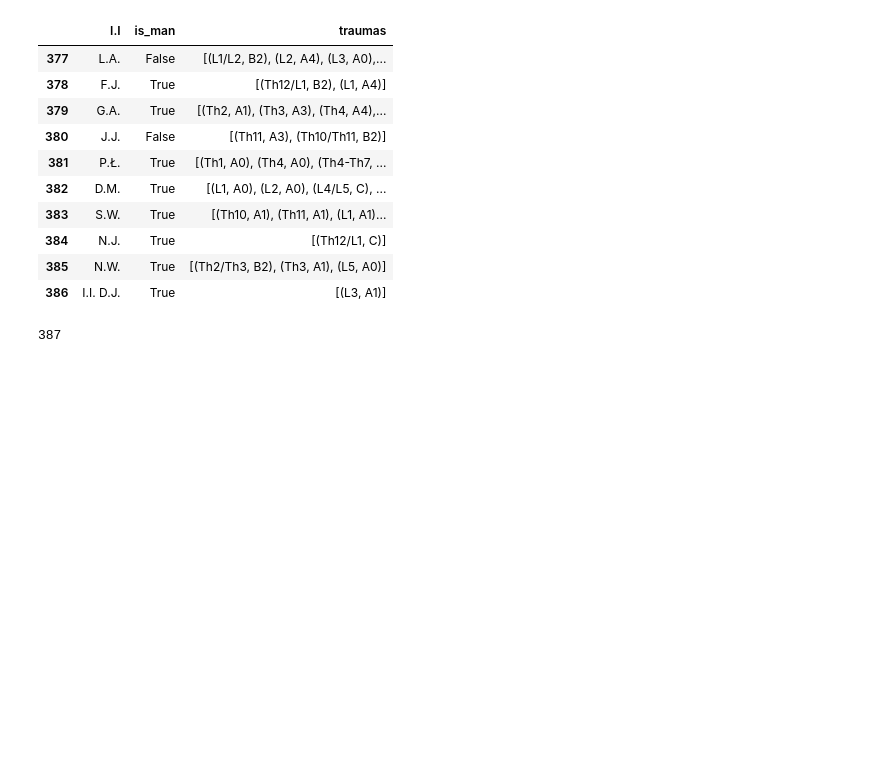
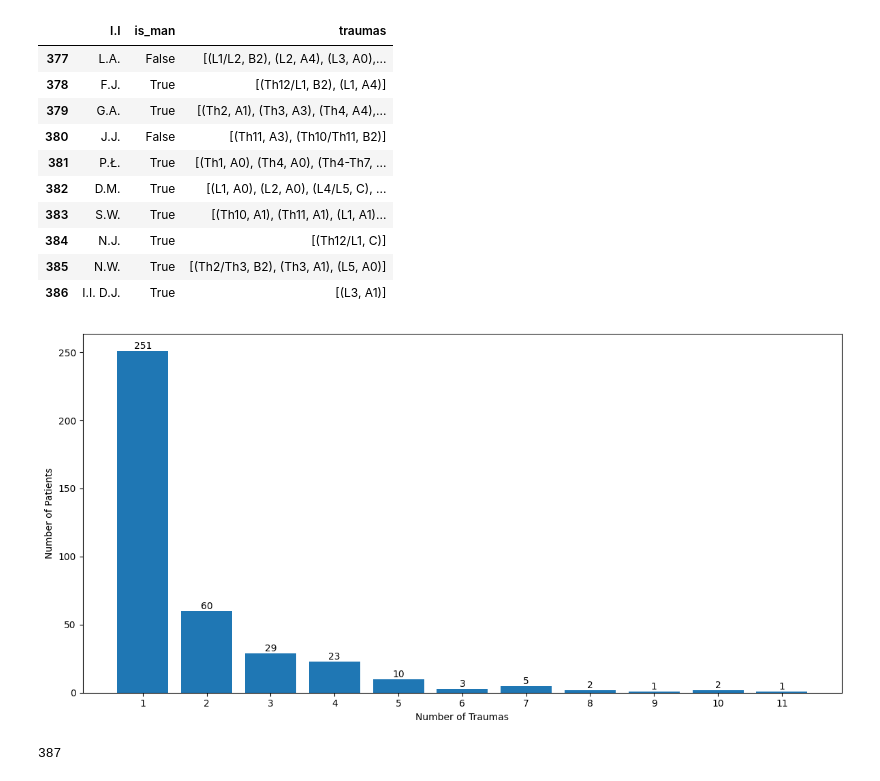
Before and after one commit to Matthev00/vertabrae_cls, a Jupyter notebook: notebooks/raport_eda.ipynb, the cells around one changed output. Saved outputs shown, nothing was run; the diff lists cells and outputs as text; code cells hidden in the pictures; blank space fills up the shorter version.

```diff
--- a/notebooks/raport_eda.ipynb
+++ b/notebooks/raport_eda.ipynb
@@ -98,6 +102,43 @@ records_df.tail(10)
 | 384 | N.J. | True | [(Th12/L1, C)] |
 | 385 | N.W. | True | [(Th2/Th3, B2), (Th3, A1), (L5, A0)] |
 | 386 | I.I. D.J. | True | [(L3, A1)] |
+# %%
+from collections import Counter
+import matplotlib.pyplot as plt
+
+# Funkcja do obliczania liczby urazów z uwzględnieniem podwójnego zliczania dla "-" i "/"
+def count_traumas_with_split(traumas):
+    count = 0
+    for trauma in traumas:
+        location = trauma[0]  # Pierwszy element tupli to lokalizacja
+        if "-" in location or "/" in location:
+            count += 2  # Zliczaj dwa razy, jeśli lokalizacja zawiera "-" lub "/"
+        else:
+            count += 1  # Zliczaj raz w pozostałych przypadkach
+    return count
+
+# Dodanie kolumny z liczbą urazów do DataFrame
+records_df["trauma_count"] = records_df["traumas"].apply(count_traumas_with_split)
+
+# Liczenie, ilu pacjentów ma określoną liczbę urazów
+trauma_distribution = records_df["trauma_count"].value_counts().sort_index()
+
+# Tworzenie histogramu
+plt.figure(figsize=(12, 6))
+bars = plt.bar(trauma_distribution.index, trauma_distribution.values)
+plt.xlabel("Number of Traumas")
+plt.ylabel("Number of Patients")
+plt.xticks(trauma_distribution.index)
+plt.tight_layout()
+
+# Dodawanie wartości nad słupkami
+for bar in bars:
+    height = bar.get_height()
+    plt.text(bar.get_x() + bar.get_width() / 2, height, str(height), ha='center', va='bottom')
+
+plt.show()
+# %% [output]
+[figure, added]
 # %%
 len(records_df)
 # %% [output]
```
Also changed, not shown: parts of 8 cells of this notebook, 6 other files.
